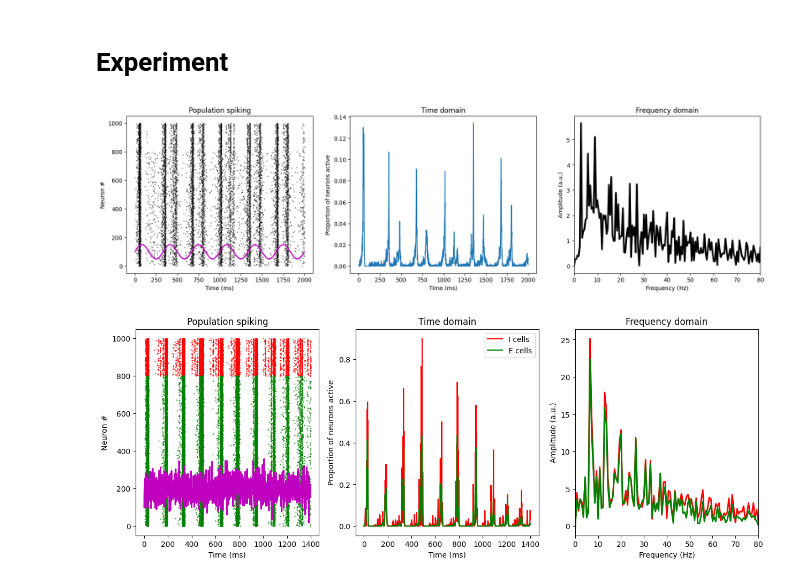
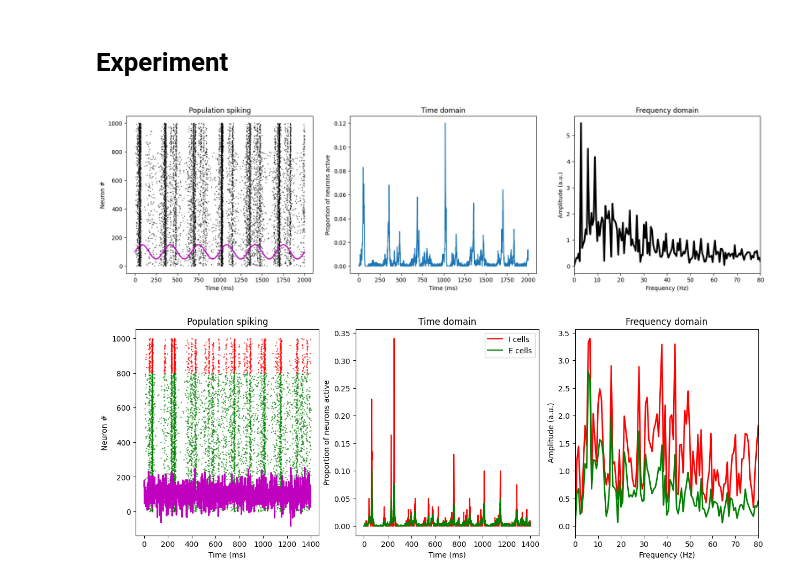
Before and after one commit to roniskywalker/brainCircuit_, a Jupyter notebook: main.ipynb, the cells around one changed output. Saved outputs shown, nothing was run; the diff lists cells and outputs as text; code cells hidden in the pictures.

```diff
--- a/main.ipynb
+++ b/main.ipynb
@@ -203,11 +200,11 @@ def plotPopActivity(firings):
   plt.show()
 # %%
 # option 1
-I = np.ones(1234)
-I[400:601] = -2
+# I = np.ones(1234)
+# I[400:601] = -2
 
 # option 2
-I = (np.linspace(-2,2,3001))**2
+# I = (np.linspace(-2,2,3001))**2
 
 # # option 3
 I = np.sin(np.linspace(0,6*np.pi,2000)*2)
@@ -215,7 +212,7 @@ I = np.sin(np.linspace(0,6*np.pi,2000)*2)
 networkspikes = simCircuit(I)
 plotPopActivity(networkspikes)
 # %% [output]
-[figure, old version]
+[figure, new version]
 # %%
 def plotPopActivityEI(firings):
   npnts = int(np.max(firings[0,:])+1)
@@ -253,8 +250,8 @@ def plotPopActivityEI(firings):
   plt.show()
 # %%
 I = np.sin(np.linspace(0,6*np.pi,2435)*2)
-I = np.random.randn(1400) + 2
+I = np.random.randn(1400)
 networkspikes = simCircuit(I)
 plotPopActivityEI(networkspikes)
 # %% [output]
-[figure, old version]
+[figure, new version]
```
Also changed, not shown: parts of 4 cells of this notebook, 1 other file.
